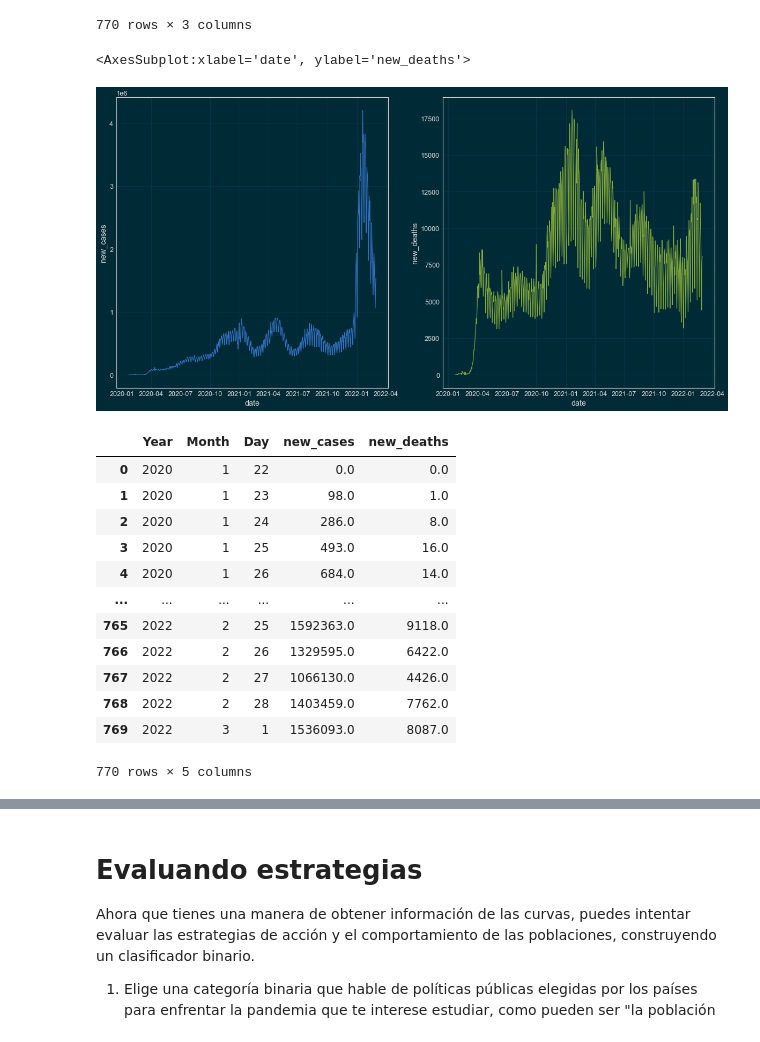
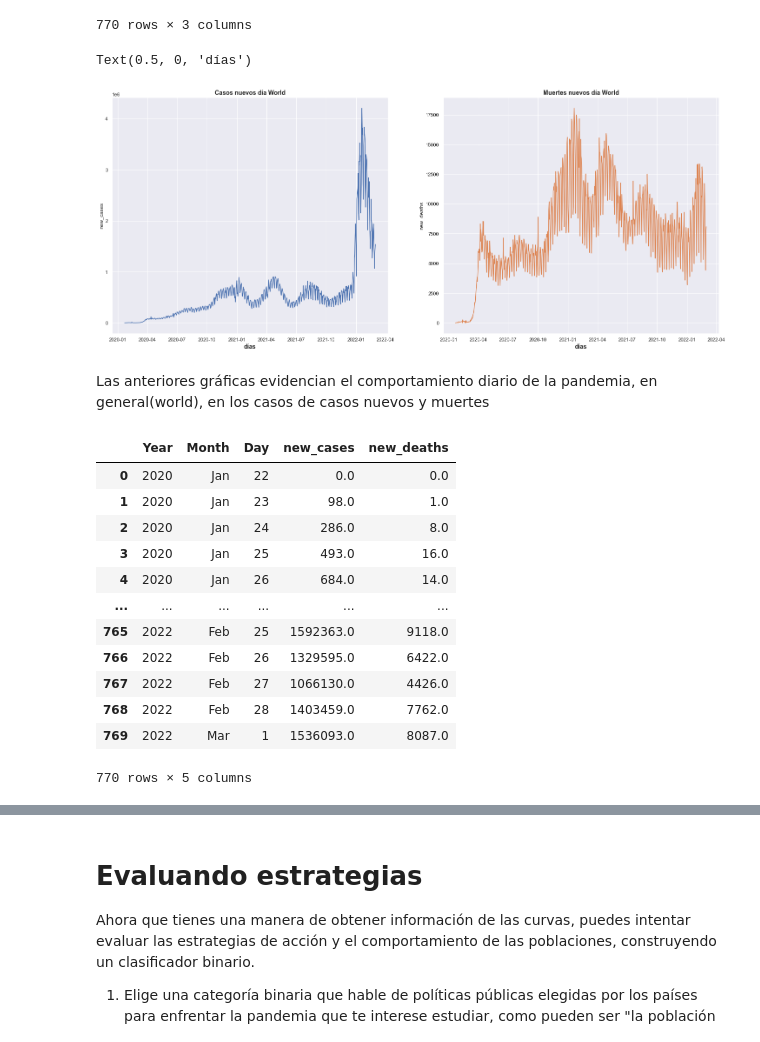
Before and after one commit to Mfsegurag/Informe_Pand-mico, a Jupyter notebook: proyecto_4.ipynb, the cells around one changed output, grey strips where cells are left out. Drawn from its saved outputs; the diff is of its cells as text; code cells hidden in the pictures.

```diff
--- a/proyecto_4.ipynb
+++ b/proyecto_4.ipynb
@@ -120,4 +96,0 @@ print(list(calendar.month_abbr))
-# %%
-df = pd.DataFrame(dict(Date=pd.date_range('2011-03-31', periods=4, freq='Q')))
-
-df
@@ -626,23 +567,29 @@ dias_principio=dias[l_i:l_i+60]
 
 fig, axes = plt.subplots(nrows=2, ncols=2, figsize=(20, 10))
 axes = axes.flat
+
 sns.lineplot(x=dias, y=casos_world,
         color   = (list(plt.rcParams['axes.prop_cycle'])*2)[0]["color"],
         ax = axes[0],
         alpha   = 1.0)
+axes[0].set_title('Casos Word', fontsize = 14, fontweight = "bold")
 
 sns.lineplot(x=dias_principio, y=casos_principio,
         color   = (list(plt.rcParams['axes.prop_cycle'])*2)[1]["color"],
         ax = axes[1],
         alpha   = 1.0)
-
+axes[1].set_title('Casos Word 60 días', fontsize = 14, fontweight = "bold")
 sns.lineplot(x=dias, y=np.log(casos_world),
         color   = (list(plt.rcParams['axes.prop_cycle'])*2)[2]["color"],
         #line_kws= {'linewidth': 2},
         alpha   = 1.0, ax = axes[2])
+axes[2].set_title('Log Casos Word', fontsize = 14, fontweight = "bold")
 
 sns.lineplot(x=dias_principio, y=np.log(casos_principio),
         color   = (list(plt.rcParams['axes.prop_cycle'])*2)[3]["color"],
         #line_kws= {'linewidth': 2},
         alpha   = 1.0, ax = axes[3])
+axes[3].set_title('Log Casos Word 60 días', fontsize = 14, fontweight = "bold")
+axes[2].set_xlabel('días', fontsize = 14, fontweight = "bold")
+axes[3].set_xlabel('días', fontsize = 14, fontweight = "bold")
 # %% [output]
@@ -660,9 +607,13 @@ sns.lineplot(x=dias, y=casos_world,
         color   = (list(plt.rcParams['axes.prop_cycle'])*2)[0]["color"],
         ax = axes[0],
         alpha   = 1.0)
+axes[0].set_title('Casos Word', fontsize = 14, fontweight = "bold")
 
 sns.lineplot(x=dias_principio, y=np.log(casos_principio),
         color   = (list(plt.rcParams['axes.prop_cycle'])*2)[1]["color"],
         ax = axes[1],
         alpha   = 1.0)
+axes[1].set_title('Log Casos Word 55-70 días', fontsize = 14, fontweight = "bold")
+axes[0].set_xlabel('días', fontsize = 14, fontweight = "bold")
+axes[1].set_xlabel('días', fontsize = 14, fontweight = "bold")
 # %% [output]
@@ -680,13 +631,15 @@ print(k_world, t0_world)
 0.09093508452667731 -81.18221169189633
 # %%
 fig, axes = plt.subplots(nrows=1, ncols=1, figsize=(20, 10))
+plt.title('World: Casos reale vs Simulados con $k$ estimado', fontsize = 16, fontweight = "bold")
 casos_simu=exponencial(dias_principio,df_parametros.iloc[:12]['k´s'].mean(),t0_world)
 sns.scatterplot(x=dias_principio, y=casos_principio,
-    #color   = (list(plt.rcParams['axes.prop_cycle'])*2)[0]["color"],
+    color   = (list(plt.rcParams['axes.prop_cycle'])*2)[0]["color"],
     #line_kws= {'linewidth': 2},
     alpha   = 1.0)
 sns.lineplot(x=dias_principio, y=casos_simu,
-    #color   = (list(plt.rcParams['axes.prop_cycle'])*2)[1]["color"],
+    color   = (list(plt.rcParams['axes.prop_cycle'])*2)[1]["color"],
     #line_kws= {'linewidth': 2},
     alpha   = 1.0)
+plt.xlabel('días', fontsize = 14, fontweight = "bold")
 # %% [output]
@@ -719,41 +672,53 @@ df_world
 | 163290 | 2022-03-01 | 1536093.0 | 8087.0 |
 770 rows × 3 columns
 # %%
-fig, axes = plt.subplots(nrows=1, ncols=2, figsize=(20, 10))
+fig, axes = plt.subplots(nrows=1, ncols=2, figsize=(25, 10))
 axes = axes.flat
 sns.lineplot(x="date", y="new_cases",
         color   = (list(plt.rcParams['axes.prop_cycle'])*2)[0]["color"],
         ax = axes[0],
         alpha   = 1.0, data=df_world)
-
+axes[0].set_title('Casos nuevos día World', fontsize = 14, fontweight = "bold")
+axes[0].set_xlabel('días', fontsize = 14, fontweight = "bold")
 sns.lineplot(x="date", y="new_deaths",
         color   = (list(plt.rcParams['axes.prop_cycle'])*2)[1]["color"],
         ax = axes[1],
         alpha   = 1.0, data=df_world)
+axes[1].set_title('Muertes nuevos día World', fontsize = 14, fontweight = "bold")
+axes[1].set_xlabel('días', fontsize = 14, fontweight = "bold")
 # %% [output]
-<AxesSubplot:xlabel='date', ylabel='new_deaths'>
+Text(0.5, 0, 'días')
-[figure, old version]
+[figure, new version]
+# %% [markdown]
+Las anteriores gráficas evidencian el comportamiento diario de la pandemia, en general(world), en los casos de casos nuevos y muertes
 # %%
 df_world.insert(1,'Year',df_world['date'].dt.year,True)
 df_world.insert(2,'Month',df_world['date'].dt.month,True)
 df_world.insert(3,'Day',df_world['date'].dt.day,True)
 
-#df_world['Year'] = df_world['date'].dt.year
-#df_world['Month'] = df_world['date'].dt.month
 df_world.drop(columns=['date'],inplace=True)
+
+keys = np.arange(1,13)
+values = ['Jan', 'Feb', 'Mar', 'Apr','May', 'Jun', 'Jul', 'Aug', 'Sep', 'Oct', 'Nov', 'Dec']
+Ww_mapping = dict(zip(keys, values))
+df_world['Month'] = pd.Categorical(df_world.Month.map(Ww_mapping),
+                                   categories=values,
+                                   ordered=True
+                                   ) #-------------------------------------------------------https://www.youtube.com/watch?v=K2vSth7K7Ec&t=191s para gerarquizar una variable
+
 df_world.index = range(len(df_world.index))
 df_world
 # %% [output]
 |  | Year | Month | Day | new_cases | new_deaths |
-| 0 | 2020 | 1 | 22 | 0.0 | 0.0 |
-| 1 | 2020 | 1 | 23 | 98.0 | 1.0 |
-| 2 | 2020 | 1 | 24 | 286.0 | 8.0 |
-| 3 | 2020 | 1 | 25 | 493.0 | 16.0 |
-| 4 | 2020 | 1 | 26 | 684.0 | 14.0 |
+| 0 | 2020 | Jan | 22 | 0.0 | 0.0 |
+| 1 | 2020 | Jan | 23 | 98.0 | 1.0 |
+| 2 | 2020 | Jan | 24 | 286.0 | 8.0 |
+| 3 | 2020 | Jan | 25 | 493.0 | 16.0 |
+| 4 | 2020 | Jan | 26 | 684.0 | 14.0 |
 | ... | ... | ... | ... | ... | ... |
-| 765 | 2022 | 2 | 25 | 1592363.0 | 9118.0 |
-| 766 | 2022 | 2 | 26 | 1329595.0 | 6422.0 |
-| 767 | 2022 | 2 | 27 | 1066130.0 | 4426.0 |
-| 768 | 2022 | 2 | 28 | 1403459.0 | 7762.0 |
-| 769 | 2022 | 3 | 1 | 1536093.0 | 8087.0 |
+| 765 | 2022 | Feb | 25 | 1592363.0 | 9118.0 |
+| 766 | 2022 | Feb | 26 | 1329595.0 | 6422.0 |
+| 767 | 2022 | Feb | 27 | 1066130.0 | 4426.0 |
+| 768 | 2022 | Feb | 28 | 1403459.0 | 7762.0 |
+| 769 | 2022 | Mar | 1 | 1536093.0 | 8087.0 |
 770 rows × 5 columns
```
Also changed, not shown: parts of 55 cells of this notebook.
